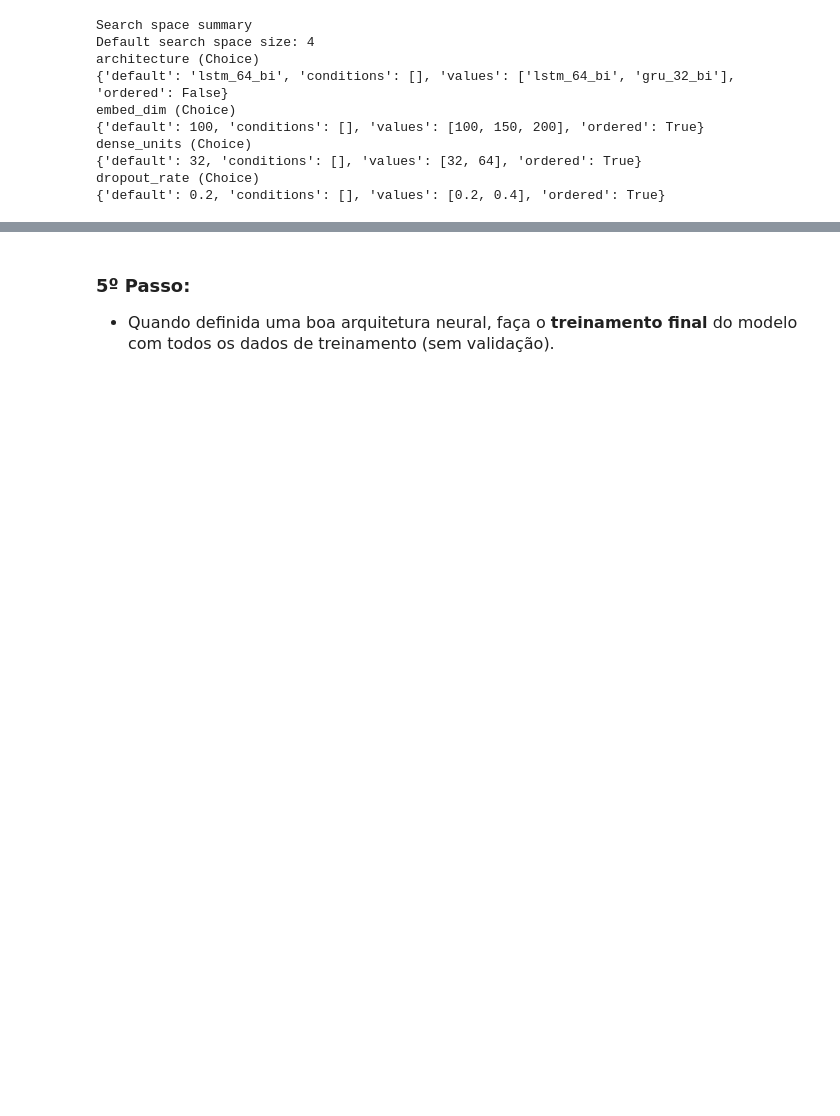
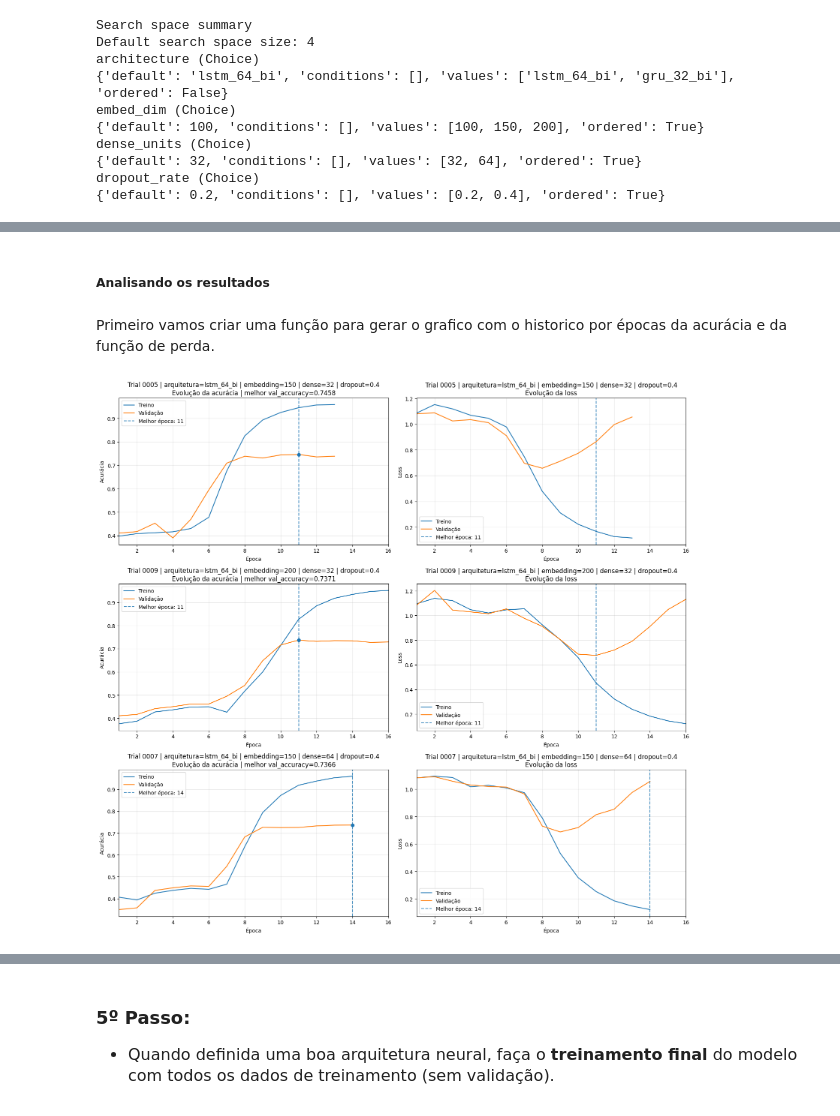
Before and after one commit to gilcesarf/imd1107-202601, a Jupyter notebook: 3-unidade/atividade3.ipynb, the cells around one changed output, grey strips where cells are left out. Saved outputs shown, nothing was run; the diff lists cells and outputs as text; code cells hidden in the pictures; blank space fills up the shorter version.

```diff
--- a/3-unidade/atividade3.ipynb
+++ b/3-unidade/atividade3.ipynb
@@ -1201,16 +1239,16 @@ if not TRIALS_FILE.exists():
         .reset_index(drop=True)
     )
 
-    df_trialss_02.to_csv(
+    df_trials_02.to_csv(
         TRIALS_FILE,
         index=False
     )
 else:
-    df_trialss_02 = pd.read_csv(
+    df_trials_02 = pd.read_csv(
         TRIALS_FILE,
         dtype={
             "trial_id": str
         }
     )
 
-df_trialss_02
+df_trials_02
@@ -1216,0 +1273,4 @@ df_trialss_02
+# %% [markdown]
+##### Analisando os resultados
+# %% [markdown]
+Primeiro vamos criar uma função para gerar o grafico com o historico por épocas da acurácia e da função de perda.
@@ -1216,0 +1494,9 @@ df_trialss_02
+# %%
+historicos_melhores_modelos = (
+    plotar_historico_melhores_modelos(
+        tuner=tuner_search_02,
+        top_n=3
+    )
+)
+# %% [output]
+[figure, added]
```
Also changed, not shown: parts of 45 cells of this notebook.
